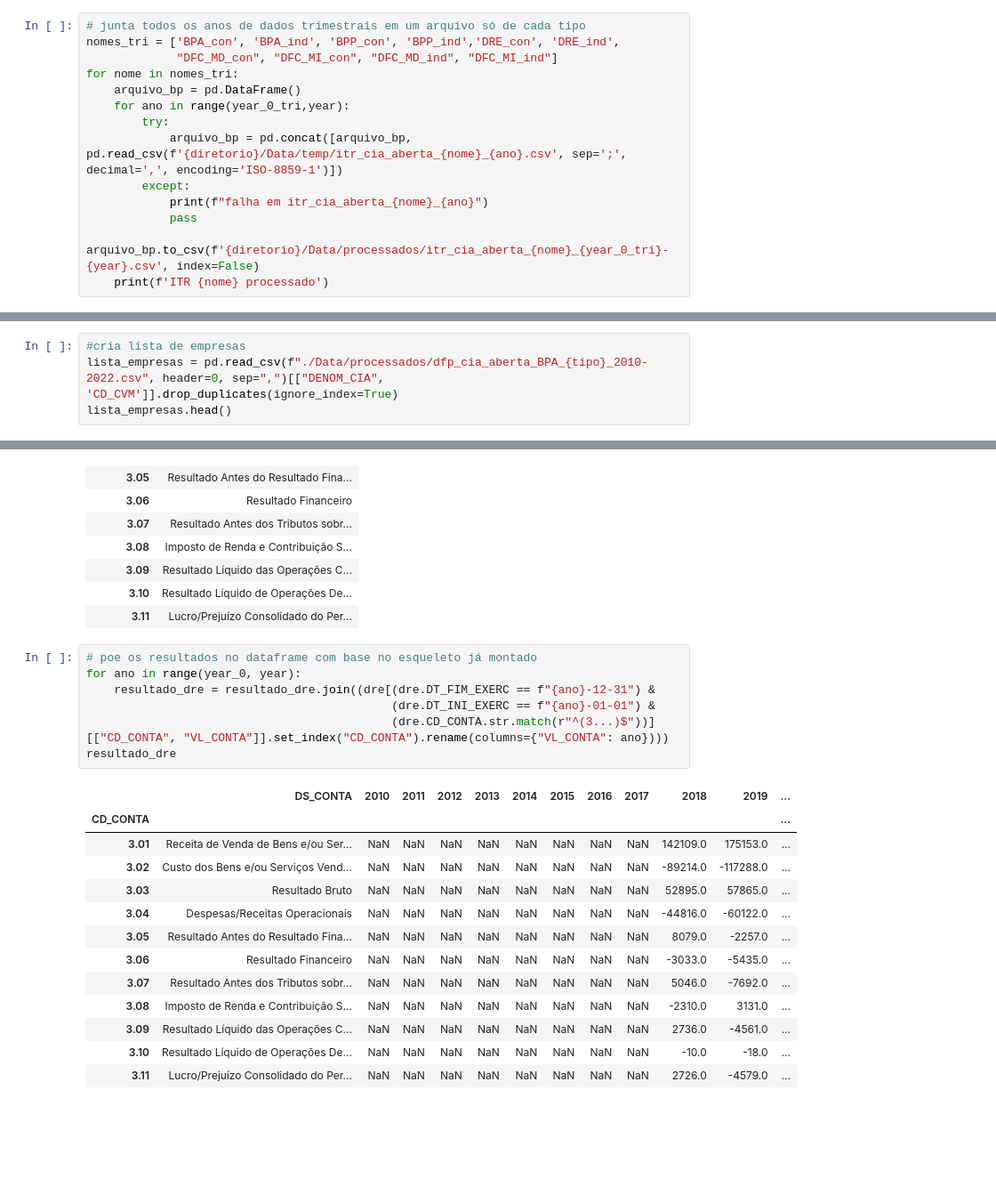
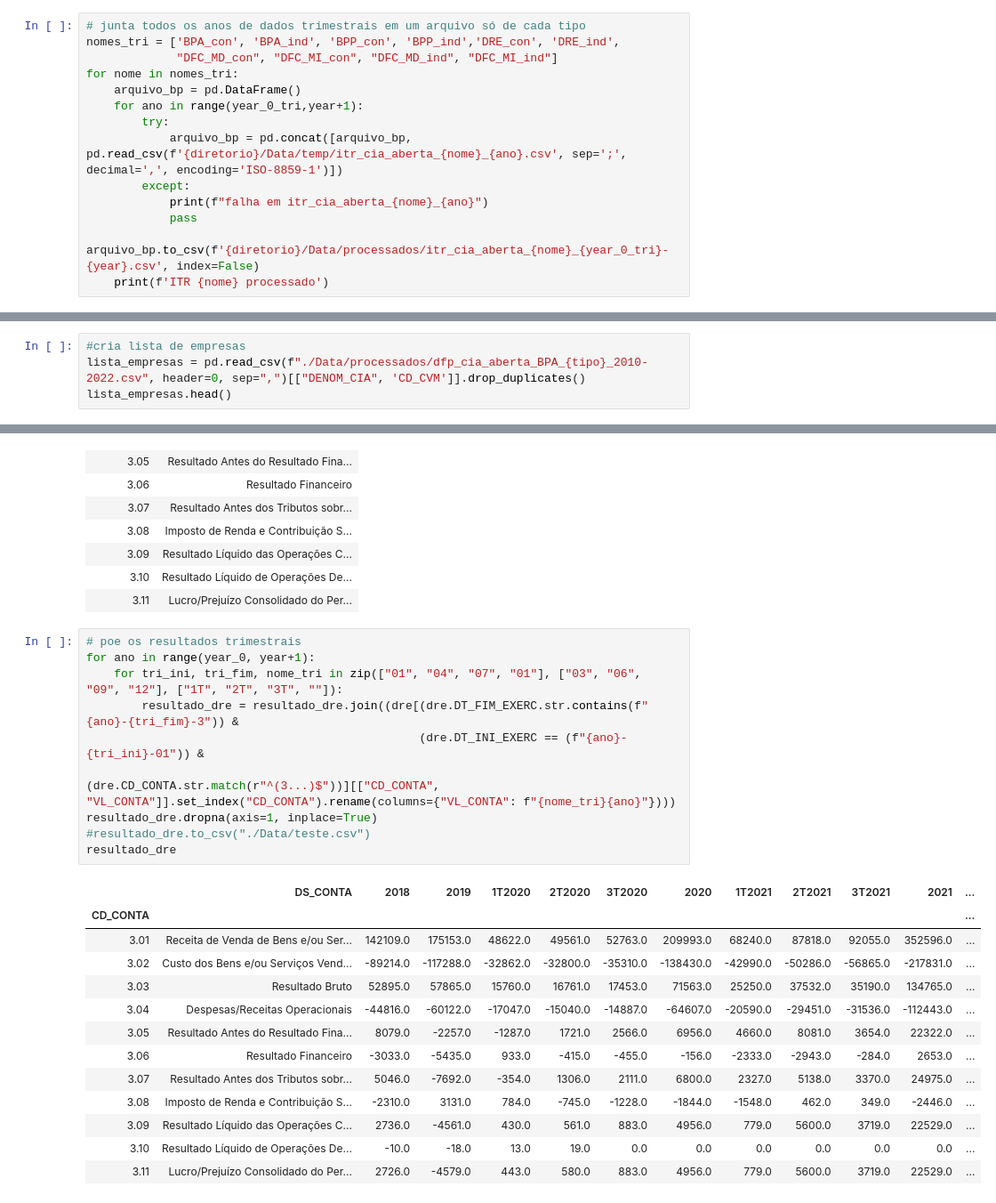
Before and after one commit to ggarmatter/Extrai-dados-CVM, a Jupyter notebook: Extrai dados CVM.ipynb, the cells around one changed output, grey strips where cells are left out. Shown at 89% size. Drawn from its saved outputs; the diff is of its cells as text; blank space fills up the shorter version.

Commit message:
puxando dados trimestrais

```diff
--- a/Extrai dados CVM.ipynb
+++ b/Extrai dados CVM.ipynb
@@ -166,7 +166,7 @@ nomes_tri = ['BPA_con', 'BPA_ind', 'BPP_con', 'BPP_ind','DRE_con', 'DRE_ind',
              "DFC_MD_con", "DFC_MI_con", "DFC_MD_ind", "DFC_MI_ind"]
 for nome in nomes_tri:
     arquivo_bp = pd.DataFrame()
-    for ano in range(year_0_tri,year):
+    for ano in range(year_0_tri,year+1):
         try:
             arquivo_bp = pd.concat([arquivo_bp, pd.read_csv(f'{diretorio}/Data/temp/itr_cia_aberta_{nome}_{ano}.csv', sep=';', decimal=',', encoding='ISO-8859-1')])
         except:
@@ -190,7 +190,7 @@ ITR DFC_MI_ind processado
 shutil.rmtree(f'{diretorio}/Data/temp')
 # %%
 #cria lista de empresas
-lista_empresas = pd.read_csv(f"./Data/processados/dfp_cia_aberta_BPA_{tipo}_2010-2022.csv", header=0, sep=",")[["DENOM_CIA", 'CD_CVM']].drop_duplicates(ignore_index=True)
+lista_empresas = pd.read_csv(f"./Data/processados/dfp_cia_aberta_BPA_{tipo}_2010-2022.csv", header=0, sep=",")[["DENOM_CIA", 'CD_CVM']].drop_duplicates()
 lista_empresas.head()
 # %% [output]
 |  | DENOM_CIA | CD_CVM |
@@ -257,23 +257,26 @@ resultado_dre
 | 3.10 | Resultado Líquido de Operações De... |
 | 3.11 | Lucro/Prejuízo Consolidado do Per... |
 # %%
-# poe os resultados no dataframe com base no esqueleto já montado
-for ano in range(year_0, year):
-    resultado_dre = resultado_dre.join((dre[(dre.DT_FIM_EXERC == f"{ano}-12-31") &
-                                            (dre.DT_INI_EXERC == f"{ano}-01-01") &
-                                            (dre.CD_CONTA.str.match(r"^(3...)$"))][["CD_CONTA", "VL_CONTA"]].set_index("CD_CONTA").rename(columns={"VL_CONTA": ano})))
+# poe os resultados trimestrais
+for ano in range(year_0, year+1):
+    for tri_ini, tri_fim, nome_tri in zip(["01", "04", "07", "01"], ["03", "06", "09", "12"], ["1T", "2T", "3T", ""]):
+        resultado_dre = resultado_dre.join((dre[(dre.DT_FIM_EXERC.str.contains(f"{ano}-{tri_fim}-3")) &
+                                                (dre.DT_INI_EXERC == (f"{ano}-{tri_ini}-01")) &
+                                                (dre.CD_CONTA.str.match(r"^(3...)$"))][["CD_CONTA", "VL_CONTA"]].set_index("CD_CONTA").rename(columns={"VL_CONTA": f"{nome_tri}{ano}"})))
+resultado_dre.dropna(axis=1, inplace=True)
+#resultado_dre.to_csv("./Data/teste.csv")
 resultado_dre
 # %% [output]
-|  | DS_CONTA | 2010 | 2011 | 2012 | 2013 | 2014 | 2015 | 2016 | 2017 | 2018 | 2019 | ... |
+|  | DS_CONTA | 2018 | 2019 | 1T2020 | 2T2020 | 3T2020 | 2020 | 1T2021 | 2T2021 | 3T2021 | 2021 | ... |
 | CD_CONTA |  |  |  |  |  |  |  |  |  |  |  | ... |
-| 3.01 | Receita de Venda de Bens e/ou Ser... | NaN | NaN | NaN | NaN | NaN | NaN | NaN | NaN | 142109.0 | 175153.0 | ... |
-| 3.02 | Custo dos Bens e/ou Serviços Vend... | NaN | NaN | NaN | NaN | NaN | NaN | NaN | NaN | -89214.0 | -117288.0 | ... |
-| 3.03 | Resultado Bruto | NaN | NaN | NaN | NaN | NaN | NaN | NaN | NaN | 52895.0 | 57865.0 | ... |
-| 3.04 | Despesas/Receitas Operacionais | NaN | NaN | NaN | NaN | NaN | NaN | NaN | NaN | -44816.0 | -60122.0 | ... |
-| 3.05 | Resultado Antes do Resultado Fina... | NaN | NaN | NaN | NaN | NaN | NaN | NaN | NaN | 8079.0 | -2257.0 | ... |
-| 3.06 | Resultado Financeiro | NaN | NaN | NaN | NaN | NaN | NaN | NaN | NaN | -3033.0 | -5435.0 | ... |
-| 3.07 | Resultado Antes dos Tributos sobr... | NaN | NaN | NaN | NaN | NaN | NaN | NaN | NaN | 5046.0 | -7692.0 | ... |
-| 3.08 | Imposto de Renda e Contribuição S... | NaN | NaN | NaN | NaN | NaN | NaN | NaN | NaN | -2310.0 | 3131.0 | ... |
-| 3.09 | Resultado Líquido das Operações C... | NaN | NaN | NaN | NaN | NaN | NaN | NaN | NaN | 2736.0 | -4561.0 | ... |
-| 3.10 | Resultado Líquido de Operações De... | NaN | NaN | NaN | NaN | NaN | NaN | NaN | NaN | -10.0 | -18.0 | ... |
-| 3.11 | Lucro/Prejuízo Consolidado do Per... | NaN | NaN | NaN | NaN | NaN | NaN | NaN | NaN | 2726.0 | -4579.0 | ... |
+| 3.01 | Receita de Venda de Bens e/ou Ser... | 142109.0 | 175153.0 | 48622.0 | 49561.0 | 52763.0 | 209993.0 | 68240.0 | 87818.0 | 92055.0 | 352596.0 | ... |
+| 3.02 | Custo dos Bens e/ou Serviços Vend... | -89214.0 | -117288.0 | -32862.0 | -32800.0 | -35310.0 | -138430.0 | -42990.0 | -50286.0 | -56865.0 | -217831.0 | ... |
+| 3.03 | Resultado Bruto | 52895.0 | 57865.0 | 15760.0 | 16761.0 | 17453.0 | 71563.0 | 25250.0 | 37532.0 | 35190.0 | 134765.0 | ... |
+| 3.04 | Despesas/Receitas Operacionais | -44816.0 | -60122.0 | -17047.0 | -15040.0 | -14887.0 | -64607.0 | -20590.0 | -29451.0 | -31536.0 | -112443.0 | ... |
+| 3.05 | Resultado Antes do Resultado Fina... | 8079.0 | -2257.0 | -1287.0 | 1721.0 | 2566.0 | 6956.0 | 4660.0 | 8081.0 | 3654.0 | 22322.0 | ... |
+| 3.06 | Resultado Financeiro | -3033.0 | -5435.0 | 933.0 | -415.0 | -455.0 | -156.0 | -2333.0 | -2943.0 | -284.0 | 2653.0 | ... |
+| 3.07 | Resultado Antes dos Tributos sobr... | 5046.0 | -7692.0 | -354.0 | 1306.0 | 2111.0 | 6800.0 | 2327.0 | 5138.0 | 3370.0 | 24975.0 | ... |
+| 3.08 | Imposto de Renda e Contribuição S... | -2310.0 | 3131.0 | 784.0 | -745.0 | -1228.0 | -1844.0 | -1548.0 | 462.0 | 349.0 | -2446.0 | ... |
+| 3.09 | Resultado Líquido das Operações C... | 2736.0 | -4561.0 | 430.0 | 561.0 | 883.0 | 4956.0 | 779.0 | 5600.0 | 3719.0 | 22529.0 | ... |
+| 3.10 | Resultado Líquido de Operações De... | -10.0 | -18.0 | 13.0 | 19.0 | 0.0 | 0.0 | 0.0 | 0.0 | 0.0 | 0.0 | ... |
+| 3.11 | Lucro/Prejuízo Consolidado do Per... | 2726.0 | -4579.0 | 443.0 | 580.0 | 883.0 | 4956.0 | 779.0 | 5600.0 | 3719.0 | 22529.0 | ... |
```
Also changed, not shown: parts of 6 cells of this notebook.
